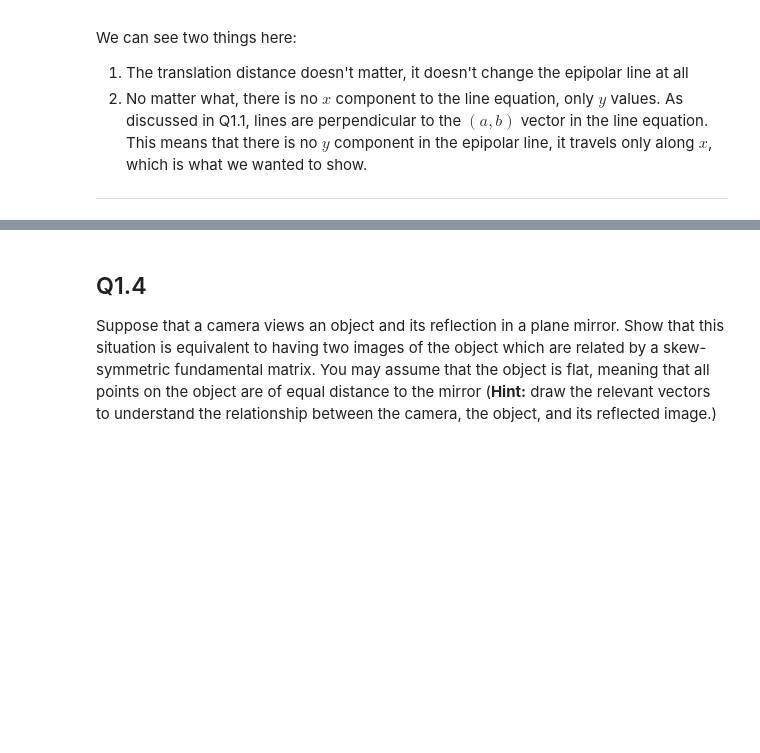
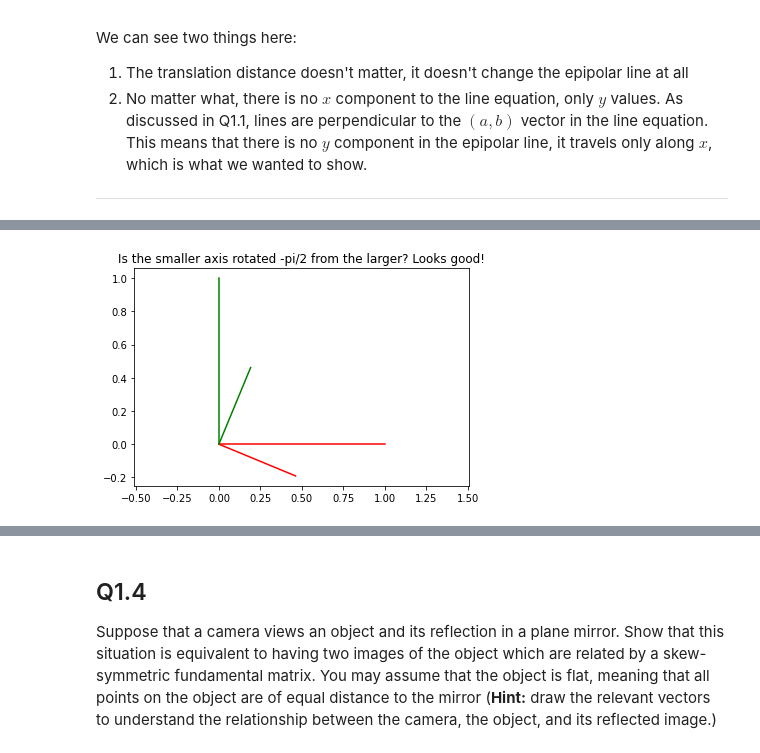
Before and after one commit to FranzEricSchneider/szeliski-algorithms-n-apps, a Jupyter notebook: class/hw5/Theory.ipynb, the cells around one changed output, grey strips where cells are left out. Drawn from its saved outputs; the diff is of its cells as text; code cells hidden in the pictures; blank space fills up the shorter version.

```diff
--- a/class/hw5/Theory.ipynb
+++ b/class/hw5/Theory.ipynb
@@ -121,0 +278,12 @@ YOUR ANSWER HERE
+# %%
+Rrel = Rw3 @ Rw2.T
+
+# First make a plot showing Rrel
+figure, axis = pyplot.subplots()
+frame(numpy.eye(2), T(0, 0), axis)
+frame(Rrel, T(0, 0), axis, 0.5)
+axis.axis("equal")
+pyplot.title("Is the smaller axis rotated -pi/2 from the larger? Looks good!")
+pyplot.show()
+# %% [output]
+[figure, added]
```
Also changed, not shown: parts of 14 cells of this notebook.
